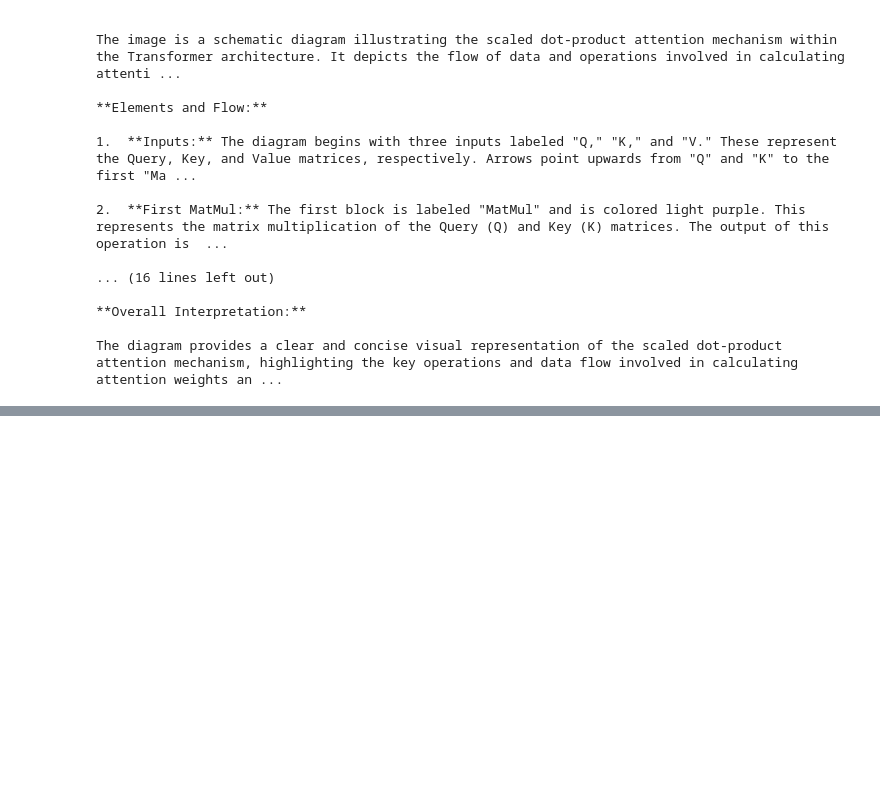
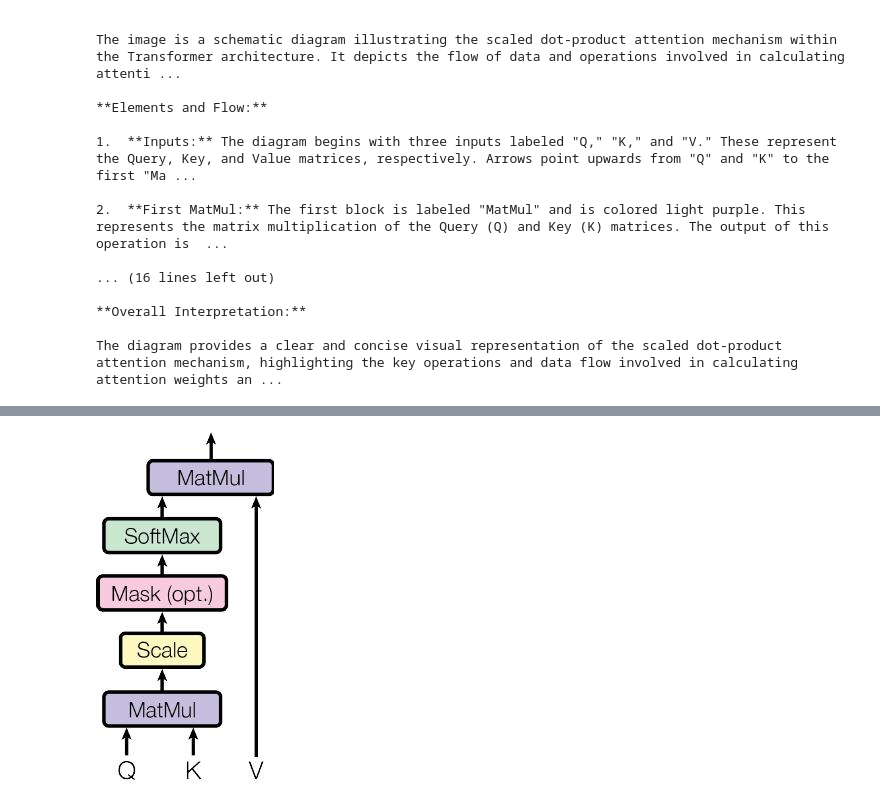
Before and after one commit to aditya-10012002/Multimodal-PDF-Data-Store, a Jupyter notebook: code.ipynb, the cells around one changed output, grey strips where cells are left out. Drawn from its saved outputs; the diff is of its cells as text; code cells hidden in the pictures; blank space fills up the shorter version.

Commit message:
Added MultiVectorStore

```diff
--- a/code.ipynb
+++ b/code.ipynb
@@ -351,0 +376,22 @@ The diagram provides a clear and concise visual representation of the scaled dot
+# %%
+# For texts
+doc_ids = [str(uuid.uuid4()) for _ in texts]
+# create a list of Document objects with the text summaries and their corresponding IDs
+summary_texts = [Document(page_content=text_summary, metadata={id_key: doc_ids[i]}) for i, text_summary in enumerate(text_summaries)]
+retriever.vectorstore.add_documents(summary_texts)
+retriever.docstore.mset(list(zip(doc_ids, texts))) # Sequence of tuples
+# %%
+# For tables
+table_ids = [str(uuid.uuid4()) for _ in tables]
+summary_tables = [Document(page_content=table_summary, metadata={id_key: table_ids[i]}) for i, table_summary in enumerate(table_summaries)]
+retriever.vectorstore.add_documents(summary_tables)
+retriever.docstore.mset(list(zip(table_ids, tables))) # Sequence of tuples
+# %%
+# For images
+image_ids = [str(uuid.uuid4()) for _ in images_b64]
+summary_images = [Document(page_content=image_summary, metadata={id_key: image_ids[i]}) for i, image_summary in enumerate(image_summaries)]
+retriever.vectorstore.add_documents(summary_images)
+retriever.docstore.mset(list(zip(image_ids, images_b64))) # Sequence of tuples
+# %%
+# Retrieve
+docs = retriever.invoke("which architecture is used in this paper?")
@@ -351,0 +426,4 @@ The diagram provides a clear and concise visual representation of the scaled dot
+# %%
+display_base64_image(docs[3])
+# %% [output]
+[figure, added]
```
Also changed, not shown: parts of 13 cells of this notebook, 2 other files.
